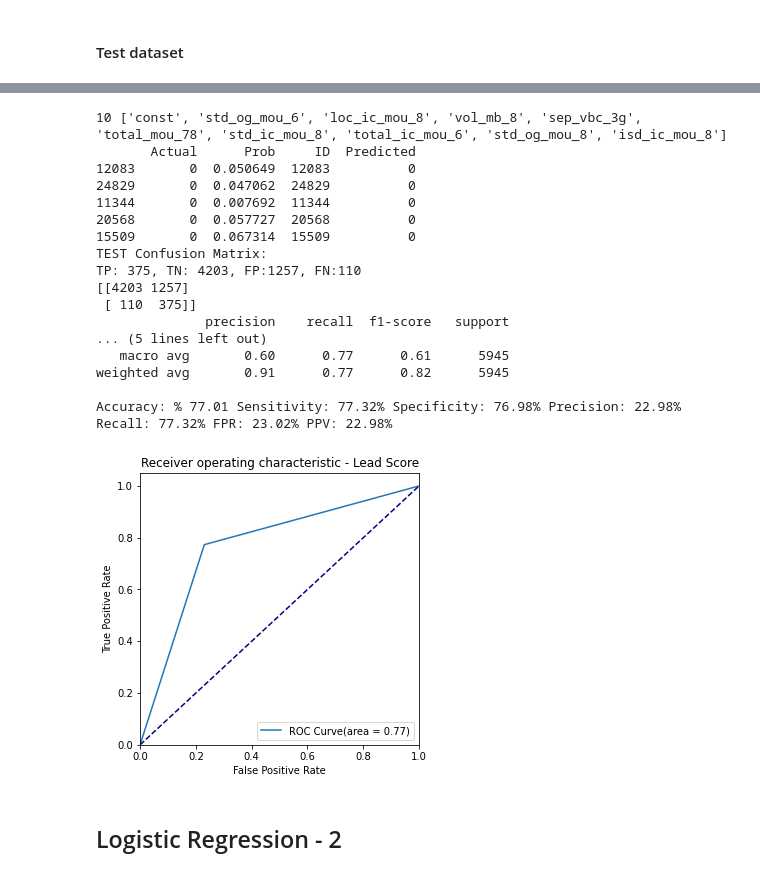
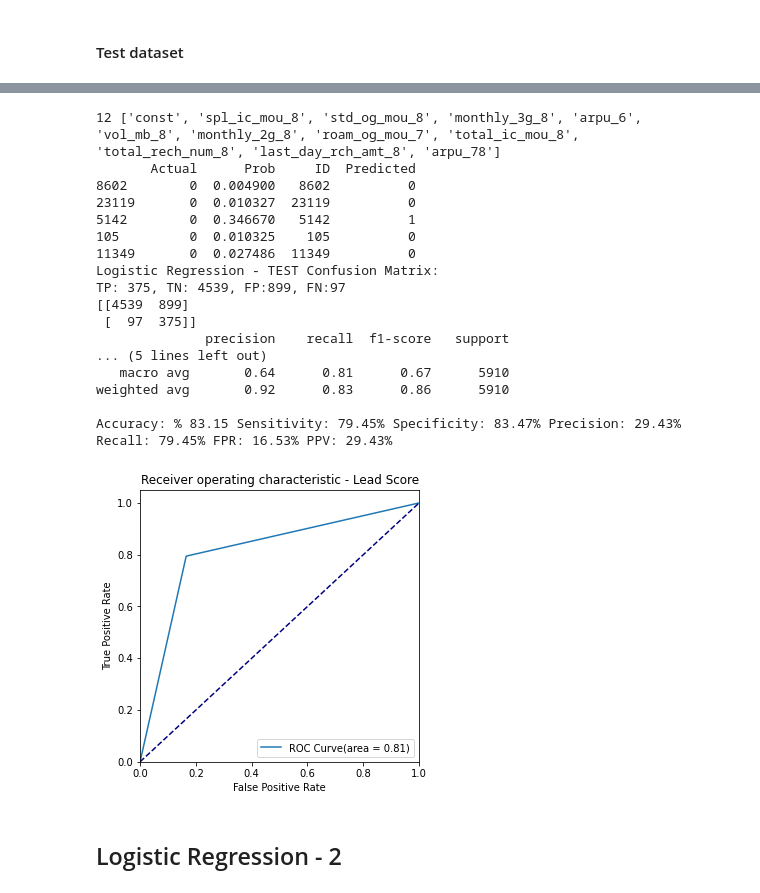
Before and after one commit to sreedevigattu/telecomchurn, a Jupyter notebook: telecomchurn.ipynb, the cells around one changed output, grey strips where cells are left out. Saved outputs shown, nothing was run; the diff lists cells and outputs as text; code cells hidden in the pictures.

```diff
--- a/telecomchurn.ipynb
+++ b/telecomchurn.ipynb
@@ -1548,0 +1649,11 @@ Covariance Type:            nonrobust
+# %%
+'''# Get the list of Features in the model
+print("All Features", len(features_1), features_1, "\nDropped Features in RFE", len(COLS_DROPPED), COLS_DROPPED)
+features_1 = list(set(features_1) - set(COLS_DROPPED))
+print("Features in the model", len(features_1), features_1)'''
+
+# Get the list of columns in the model
+cols_dropped = list(set(features_1) - set(X_train_1.columns))
+print("All Features", len(features_1), features_1, "\nDropped Features", len(cols_dropped), cols_dropped)
+features_1 = X_train_1.columns.tolist()
+print("Features in the model", len(features_1), features_1)
@@ -1584,7 +1699,7 @@ def evaluate_classification_model(category, features, y_actual, y_predicted):
 
     auc_score = round(100 * draw_roc(y_actual, y_predicted),2)
 
-    metrics_ = {'Category': category,'Features': features, 'Accuracy': accuracy, 'Sensitivity': sensitivity, 'Specificity': specificity, 'Precision': precision, 'Recall': recall, 'AUC':auc_score }
+    metrics_ = {'Category': category,'Num Features': len(features), 'Features': features, 'Accuracy': accuracy, 'Sensitivity': sensitivity, 'Specificity': specificity, 'Precision': precision, 'Recall': recall, 'AUC':auc_score }
     DF_SUMMARY = DF_SUMMARY.append(metrics_, ignore_index = True)
     return metrics_
 
@@ -1727,11 +1846,3 @@ Accuracy: % 78.83 Sensitivity: 79.08% Specificity: 78.81% Precision: 24.91% Reca
 ROC on the training dataset is 79%. Recall/Sensitivity is 79%
 # %% [markdown]
 #### Test dataset
-# %%
-# Get the list of columns in the model
-print("All columns", len(cols_1), cols_1, "\nDropped columns", len(COLS_DROPPED), COLS_DROPPED)
-cols_1 = list(set(cols_1) - set(COLS_DROPPED))
-print("Columns in the model", len(cols_1), cols_1)
-
-X_test_1 = X_test_1[cols_1]
-X_test_1.head()
@@ -1747,0 +1849,3 @@ Columns in the model 9 ['std_og_mou_6', 'loc_ic_mou_8', 'vol_mb_8', 'sep_vbc_3g'
+# %%
+X_test_1 = X_test_1[features_1]
+X_test_1.head()
@@ -1748,28 +1859,28 @@ Columns in the model 9 ['std_og_mou_6', 'loc_ic_mou_8', 'vol_mb_8', 'sep_vbc_3g'
 # %%
 ## Predict using the optimum cut-off
 X_test_sm_1 = sm.add_constant(X_test_1)
 print(len(X_test_sm_1.columns.tolist()), X_test_sm_1.columns.tolist())
-y_test_pred_final =  predict(lr_model_1, X_test_sm_1, y_test_1, OPTIMUM_CUTOFF)
-_ = evaluate_classification_model("TEST", cols_1, y_test_pred_final['Actual'], y_test_pred_final['Predicted'])
+y_test_pred_final_1 =  predict(lr_model_1, X_test_sm_1, y_test_1, OPTIMUM_CUTOFF)
+_ = evaluate_classification_model("Logistic Regression - TEST", features_1, y_test_pred_final_1['Actual'], y_test_pred_final_1['Predicted'])
 # %% [output]
-10 ['const', 'std_og_mou_6', 'loc_ic_mou_8', 'vol_mb_8', 'sep_vbc_3g', 'total_mou_78', 'std_ic_mou_8', 'total_ic_mou_6', 'std_og_mou_8', 'isd_ic_mou_8']
+12 ['const', 'spl_ic_mou_8', 'std_og_mou_8', 'monthly_3g_8', 'arpu_6', 'vol_mb_8', 'monthly_2g_8', 'roam_og_mou_7', 'total_ic_mou_8', 'total_rech_num_8', 'last_day_rch_amt_8', 'arpu_78']
        Actual      Prob     ID  Predicted
-12083       0  0.050649  12083          0
-24829       0  0.047062  24829          0
-11344       0  0.007692  11344          0
-20568       0  0.057727  20568          0
-15509       0  0.067314  15509          0
-TEST Confusion Matrix:
-TP: 375, TN: 4203, FP:1257, FN:110
-[[4203 1257]
- [ 110  375]]
+8602        0  0.004900   8602          0
+23119       0  0.010327  23119          0
+5142        0  0.346670   5142          1
+105         0  0.010325    105          0
+11349       0  0.027486  11349          0
+Logistic Regression - TEST Confusion Matrix:
+TP: 375, TN: 4539, FP:899, FN:97
+[[4539  899]
+ [  97  375]]
               precision    recall  f1-score   support
 ... (5 lines left out)
-   macro avg       0.60      0.77      0.61      5945
-weighted avg       0.91      0.77      0.82      5945
+   macro avg       0.64      0.81      0.67      5910
+weighted avg       0.92      0.83      0.86      5910
 
-Accuracy: % 77.01 Sensitivity: 77.32% Specificity: 76.98% Precision: 22.98% Recall: 77.32% FPR: 23.02% PPV: 22.98%
+Accuracy: % 83.15 Sensitivity: 79.45% Specificity: 83.47% Precision: 29.43% Recall: 79.45% FPR: 16.53% PPV: 29.43%
-[figure, old version]
+[figure, new version]
 # %% [markdown]
 ## Logistic Regression - 2
 # %% [markdown]
```
Also changed, not shown: parts of 118 cells of this notebook.
